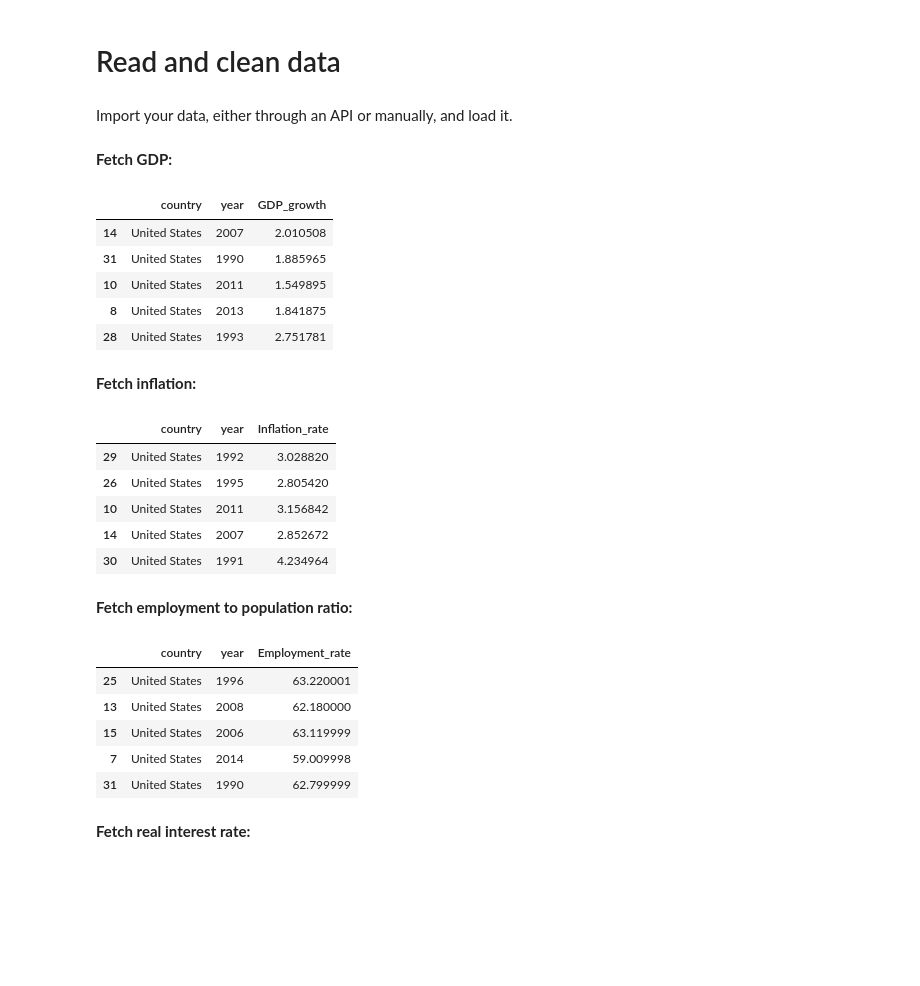
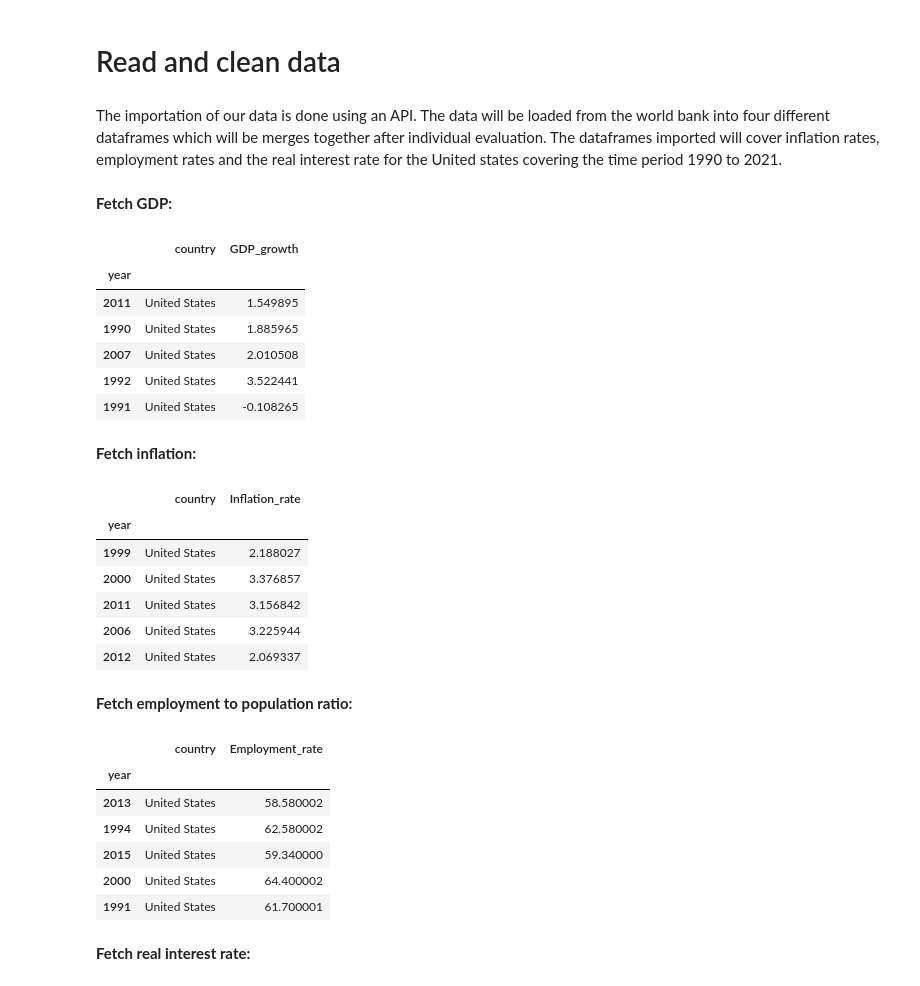
Before and after one commit to NumEconCopenhagen/projects-2023-boybandet, a Jupyter notebook: dataproject/dataproject.ipynb, the cells around one changed output. Cells and saved outputs as stored; diff of their text form; code cells hidden in the pictures; blank space fills up the shorter version.

```diff
--- a/dataproject/dataproject.ipynb
+++ b/dataproject/dataproject.ipynb
@@ -33,58 +35,64 @@ import dataproject
 # %% [markdown]
 # Read and clean data
-# %% [markdown]
-Import your data, either through an API or manually, and load it.
+# %% [markdown]
+The importation of our data is done using an API. The data will be loaded from the world bank into four different dataframes which will be merges together after individual evaluation. The dataframes imported will cover inflation rates, employment rates and the real interest rate for the United states covering the time period 1990 to 2021.
 # %% [markdown]
 **Fetch GDP:**
 # %%
-# Import GDP-data from world bank
+# Load GDP dataframe from wb using API
 wb_USAgdp = wb.download(indicator='NY.GDP.MKTP.KD.ZG', country=['USA'], start=1990, end=2021)
 
 wb_USAgdp = wb_USAgdp.rename(columns = {'NY.GDP.MKTP.KD.ZG':'GDP_growth'})
 wb_USAgdp = wb_USAgdp.reset_index()
-wb_USAgdp = wb_USAgdp.sort_index(ascending = False)
-wb_USAgdp.sample(5)
+wb_USAgdp.set_index("year", inplace=True) # Setting year as index for use in plots later
+wb_USAgdp = wb_USAgdp.sort_index(ascending = True) # Sort dataframe in ascending order
+wb_USAgdp.sample(5) # Show a sample of the dataframe
 # %% [output]
-|  | country | year | GDP_growth |
-| 14 | United States | 2007 | 2.010508 |
-| 31 | United States | 1990 | 1.885965 |
-| 10 | United States | 2011 | 1.549895 |
-| 8 | United States | 2013 | 1.841875 |
-| 28 | United States | 1993 | 2.751781 |
+|  | country | GDP_growth |
+| year |  |  |
+| 2011 | United States | 1.549895 |
+| 1990 | United States | 1.885965 |
+| 2007 | United States | 2.010508 |
+| 1992 | United States | 3.522441 |
+| 1991 | United States | -0.108265 |
 # %% [markdown]
 **Fetch inflation:**
 # %%
-# Import Inflation-data from world bank
+# Load inflation dataframe from wb using API
 wb_USAinf = wb.download(indicator='FP.CPI.TOTL.ZG', country=['USA'], start=1990, end=2021)
 
 wb_USAinf = wb_USAinf.rename(columns = {'FP.CPI.TOTL.ZG':'Inflation_rate'})
 wb_USAinf = wb_USAinf.reset_index()
-wb_USAinf = wb_USAinf.sort_index(ascending = False)
-wb_USAinf.sample(5)
+wb_USAinf.set_index("year", inplace=True) # Setting year as index for use in plots later
+wb_USAinf = wb_USAinf.sort_index(ascending = True) # Sort dataframe in ascending order
+wb_USAinf.sample(5) # Show a sample of the dataframe
 # %% [output]
-|  | country | year | Inflation_rate |
-| 29 | United States | 1992 | 3.028820 |
-| 26 | United States | 1995 | 2.805420 |
-| 10 | United States | 2011 | 3.156842 |
-| 14 | United States | 2007 | 2.852672 |
-| 30 | United States | 1991 | 4.234964 |
+|  | country | Inflation_rate |
+| year |  |  |
+| 1999 | United States | 2.188027 |
+| 2000 | United States | 3.376857 |
+| 2011 | United States | 3.156842 |
+| 2006 | United States | 3.225944 |
+| 2012 | United States | 2.069337 |
 # %% [markdown]
 **Fetch employment to population ratio:**
 # %%
-# Import employment-data from world bank
+# Load employment dataframe from wb using API
 wb_USAemp = wb.download(indicator='SL.EMP.TOTL.SP.NE.ZS', country=['USA'], start=1990, end=2021)
 
 wb_USAemp = wb_USAemp.rename(columns = {'SL.EMP.TOTL.SP.NE.ZS':'Employment_rate'})
 wb_USAemp = wb_USAemp.reset_index()
-wb_USAemp = wb_USAemp.sort_index(ascending = False)
-wb_USAemp.sample(5)
+wb_USAemp.set_index("year", inplace=True) # Setting year as index for use in plots later
+wb_USAemp = wb_USAemp.sort_index(ascending = True) # Sort dataframe in ascending order
+wb_USAemp.sample(5) # Show a sample of the dataframe
 # %% [output]
-|  | country | year | Employment_rate |
-| 25 | United States | 1996 | 63.220001 |
-| 13 | United States | 2008 | 62.180000 |
-| 15 | United States | 2006 | 63.119999 |
-| 7 | United States | 2014 | 59.009998 |
-| 31 | United States | 1990 | 62.799999 |
+|  | country | Employment_rate |
+| year |  |  |
+| 2013 | United States | 58.580002 |
+| 1994 | United States | 62.580002 |
+| 2015 | United States | 59.340000 |
+| 2000 | United States | 64.400002 |
+| 1991 | United States | 61.700001 |
 # %% [markdown]
 **Fetch real interest rate:**
 # %%
```
Also changed, not shown: parts of 13 cells of this notebook.
